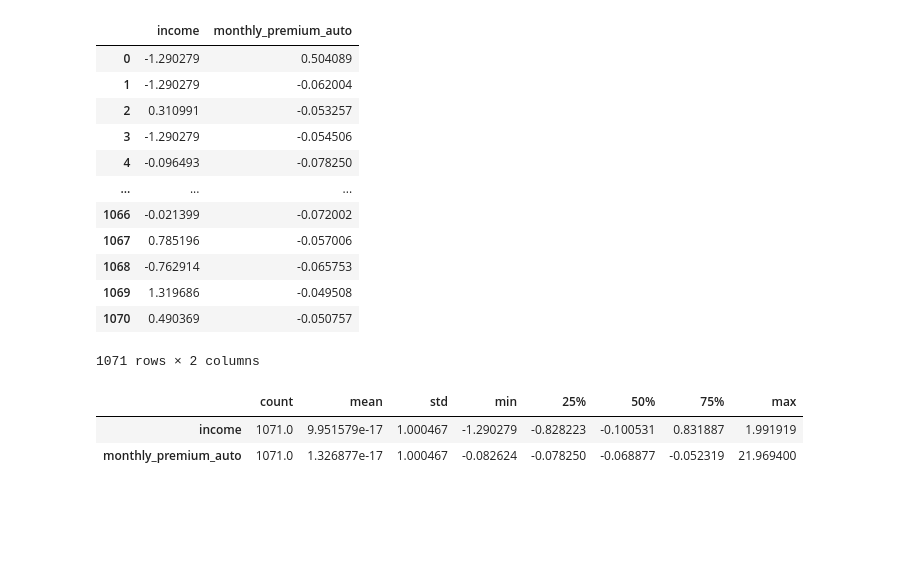
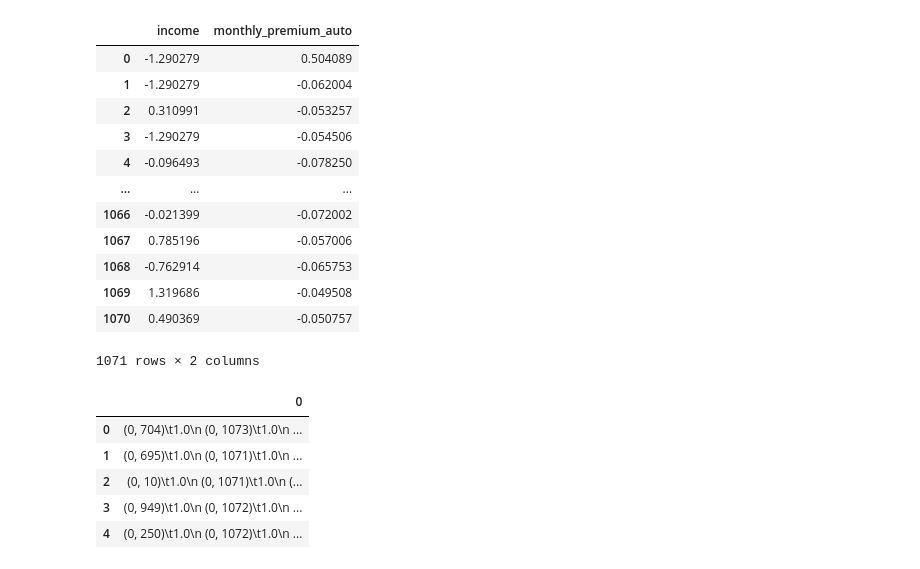
Before and after one commit to NURIAT83/lab-dw-data-cleaning-and-formatting, a Jupyter notebook: lab-dw-data-cleaning-and-formatting_FIFTH_DRAFT.ipynb, the cells around one changed output. Drawn from its saved outputs; the diff is of its cells as text; code cells hidden in the pictures; blank space fills up the shorter version.

```diff
--- a/lab-dw-data-cleaning-and-formatting_FIFTH_DRAFT.ipynb
+++ b/lab-dw-data-cleaning-and-formatting_FIFTH_DRAFT.ipynb
@@ -624,11 +645,7 @@ pd.DataFrame(x_standardized, columns=X_num.columns)
 | 1070 | 0.490369 | -0.050757 |
 1071 rows × 2 columns
 # %%
-pd.DataFrame(x_standardized, columns=X_num.columns).describe().T
+insurance_df_numerical=pd.DataFrame(x_standardized, columns=X_num.columns).describe().T
-# %% [output]
-|  | count | mean | std | min | 25% | 50% | 75% | max |
-| income | 1071.0 | 9.951579e-17 | 1.000467 | -1.290279 | -0.828223 | -0.100531 | 0.831887 | 1.991919 |
-| monthly_premium_auto | 1071.0 | 1.326877e-17 | 1.000467 | -0.082624 | -0.078250 | -0.068877 | -0.052319 | 21.969400 |
 # %%
 #Round 6
 #Processing Data
@@ -650,3 +667,25 @@ pd.DataFrame(x_standardized, columns=X_num.columns).describe().T
 #MAE.
 # %%
 #One Hot/Label Encoding (categorical).
+categorical_cols = ['customer','gender', 'education', 'st', 'policy_type','vehicle_class','number_of_open_complaints']
+from sklearn.preprocessing import OneHotEncoder
+from sklearn.preprocessing import LabelEncoder
+le = LabelEncoder()
+# %%
+# Apply one-hot-encode to the categorical columns of the dataframe
+#Note: the result is an array
+#link: https://datascience.stackexchange.com/questions/71804/how-to-perform-one-hot-encoding-on-multiple-categorical-columns
+ohe = OneHotEncoder()
+array_hot_encoded = ohe.fit_transform(insurance_customers_df[categorical_cols])
+# %%
+#Convert the array in to a dataframe
+insurance_df_hot_encoded = pd.DataFrame(array_hot_encoded, index=insurance_customers_df.index)
+# %%
+insurance_df_hot_encoded.head (5)
+# %% [output]
+|  | 0 |
+| 0 | (0, 704)\t1.0\n (0, 1073)\t1.0\n ... |
+| 1 | (0, 695)\t1.0\n (0, 1071)\t1.0\n ... |
+| 2 | (0, 10)\t1.0\n (0, 1071)\t1.0\n (... |
+| 3 | (0, 949)\t1.0\n (0, 1072)\t1.0\n ... |
+| 4 | (0, 250)\t1.0\n (0, 1072)\t1.0\n ... |
```
Also changed, not shown: parts of 12 cells of this notebook, 1 other file.
